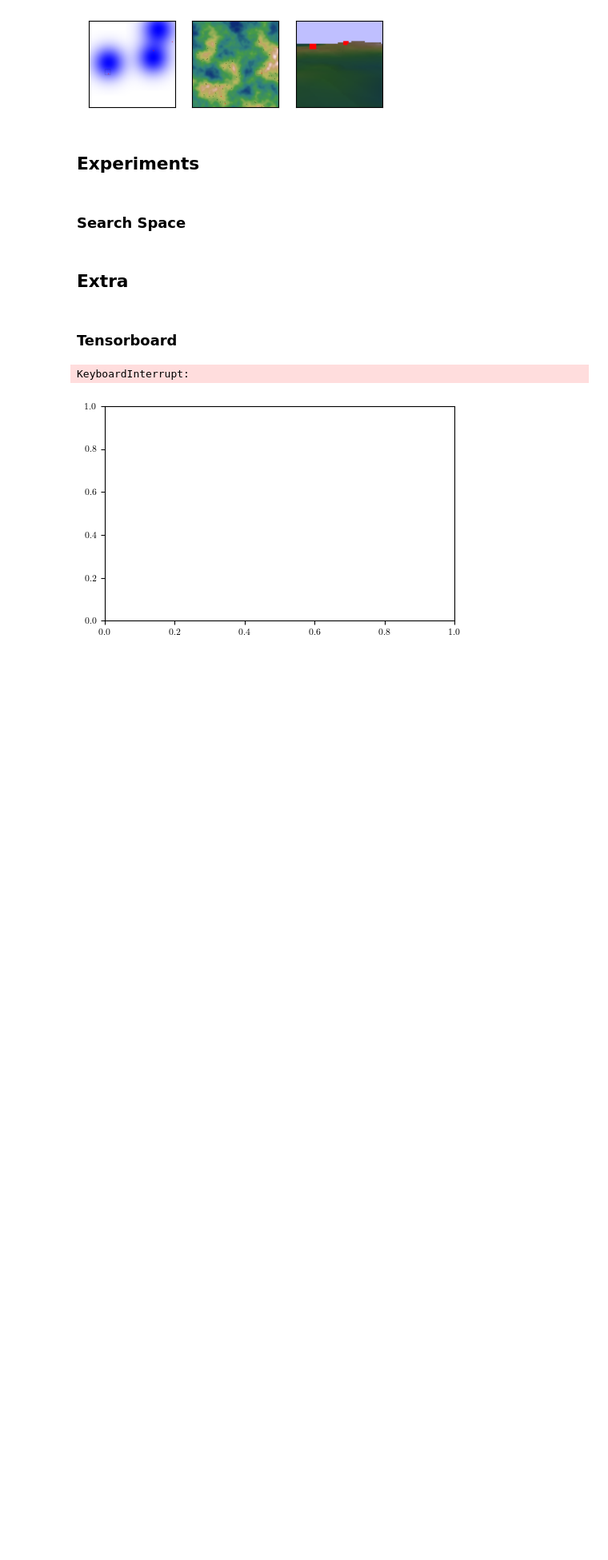
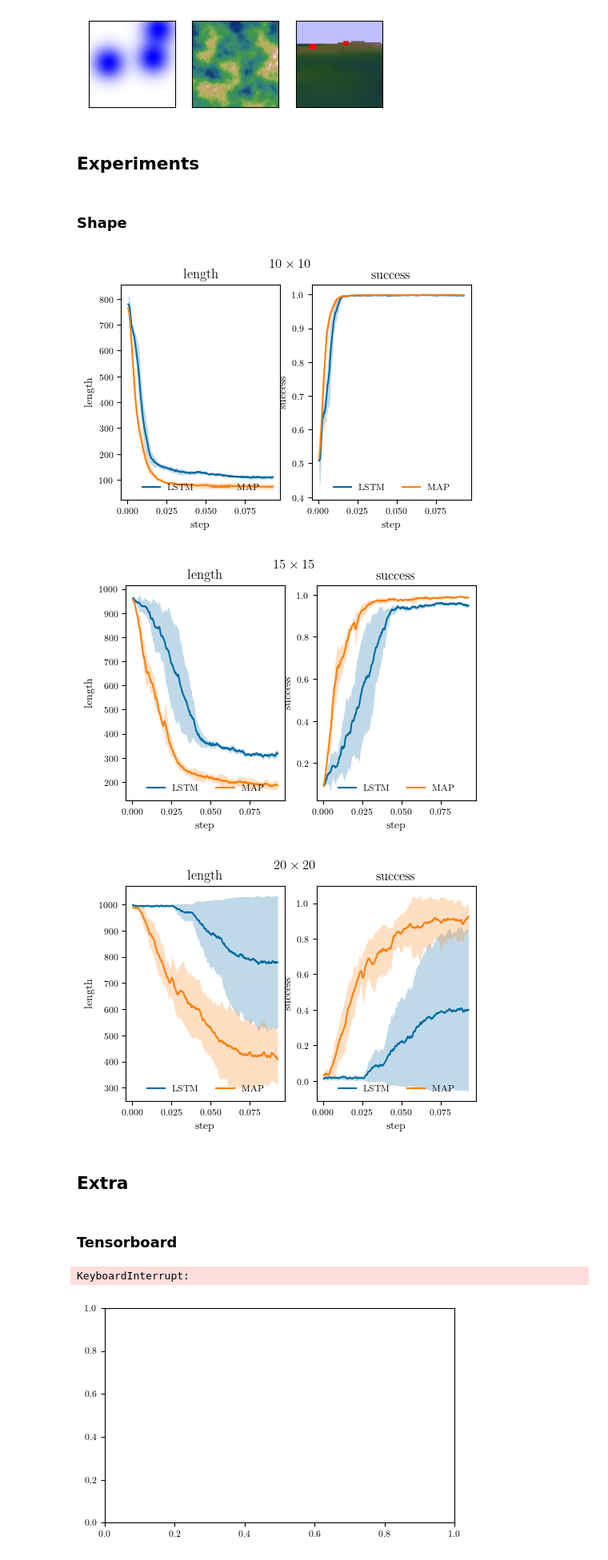
Before and after one commit to fumlig/visualsearch, a Jupyter notebook: plot.ipynb, the cells around one changed output. Shown at 80% size. Drawn from its saved outputs; the diff is of its cells as text; code cells hidden in the pictures; blank space fills up the shorter version.

```diff
--- a/plot.ipynb
+++ b/plot.ipynb
@@ -97,10 +99,6 @@ fig.savefig(figpath("environments", format="pdf"), dpi=300, bbox_inches='tight')
 ## Experiments
 # %%
 import csv
-
-
-NUM_TIMESTEPS = int(25e6)
-COLORS = [(57, 106, 177), (218, 124, 48)]
 
 # https://github.com/openai/train-procgen/blob/master/train_procgen
 
@@ -120,10 +118,7 @@ def ema(data_in, smoothing=0):
     return data_out
 
 
-def plot_data_mean_std(ax, data_y, color_idx=0, data_x=None, x_scale=1, smoothing=0, first_valid=0, label=None):
-    color = COLORS[color_idx]
-    hexcolor = '#%02x%02x%02x' % color
-
+def plot_data_mean_std(ax, data_y, data_x=None, x_scale=1, smoothing=0, first_valid=0, label=None):
     data_y = data_y[:,first_valid:]
     nx, num_datapoint = np.shape(data_y)
 
@@ -137,8 +132,8 @@ def plot_data_mean_std(ax, data_y, color_idx=0, data_x=None, x_scale=1, smoothin
     data_mean = np.mean(data_y, axis=0)
     data_std = np.std(data_y, axis=0, ddof=1)
 
-    ax.plot(data_x, data_mean, color=hexcolor, label=label, linestyle='solid', alpha=1, rasterized=True)
-    ax.fill_between(data_x, data_mean - data_std, data_mean + data_std, color=hexcolor, alpha=.25, linewidth=0.0, rasterized=True)
+    line, = ax.plot(data_x, data_mean, label=label, linestyle='solid', alpha=1, rasterized=True)
+    ax.fill_between(data_x, data_mean - data_std, data_mean + data_std, color=line.get_color(), alpha=.25, linewidth=0.0, rasterized=True)
 
 
 def read_csv(filename, key_name):
@@ -158,17 +153,43 @@ def read_csv(filename, key_name):
 
     return np.array(values, dtype=np.float32)
 
-def plot_values(ax, all_values, title=None, max_x=0, label=None, **kwargs):
+def plot_values(ax, all_values, max_x=0, label=None, **kwargs):
     if max_x > 0:
         all_values = all_values[...,:max_x]
 
     if ax is not None:
         plot_data_mean_std(ax, all_values, label=label, **kwargs)
-        ax.set_title(title)
 
     return all_values
-# %% [markdown]
-### Search Space
+# %% [markdown]
+### Shape
+# %%
+timesteps = int(25e6)
+shapes = [10, 15, 20]
+fields = ["length", "success"]
+seeds = [0, 1, 2, 3]
+
+for shape in shapes:
+    fig, axs = plt.subplots(1, 2, figsize=figsize(width=TEXTWIDTH_IN))
+    fig.suptitle(fr"${shape} \times {shape}$")
+
+    data = {
+        "LSTM": [f"results/shape/lstm/{shape}/{seed}/train.csv" for seed in seeds],
+        "MAP": [f"results/shape/map/{shape}/{seed}/train.csv" for seed in seeds],
+    }
+
+    for ax, field in zip(axs, fields):
+        for label, csv_files in data.items():
+            raw_data = np.array([read_csv(f, field) for f in csv_files])
+            plot_values(ax, raw_data, title=field, label=label, smoothing=0.95, first_valid=10, x_scale=timesteps/raw_data.shape[1])
+
+        ax.set_xlabel("step")
+        ax.set_ylabel(field)
+        ax.legend(frameon=False, loc="lower center", ncol=2)
+# %% [output]
+[figure, added]
+[figure, added]
+[figure, added]
 # %% [markdown]
 ## Extra
 # %% [markdown]
```
Also changed, not shown: parts of 1 cell of this notebook, 23 other files.
